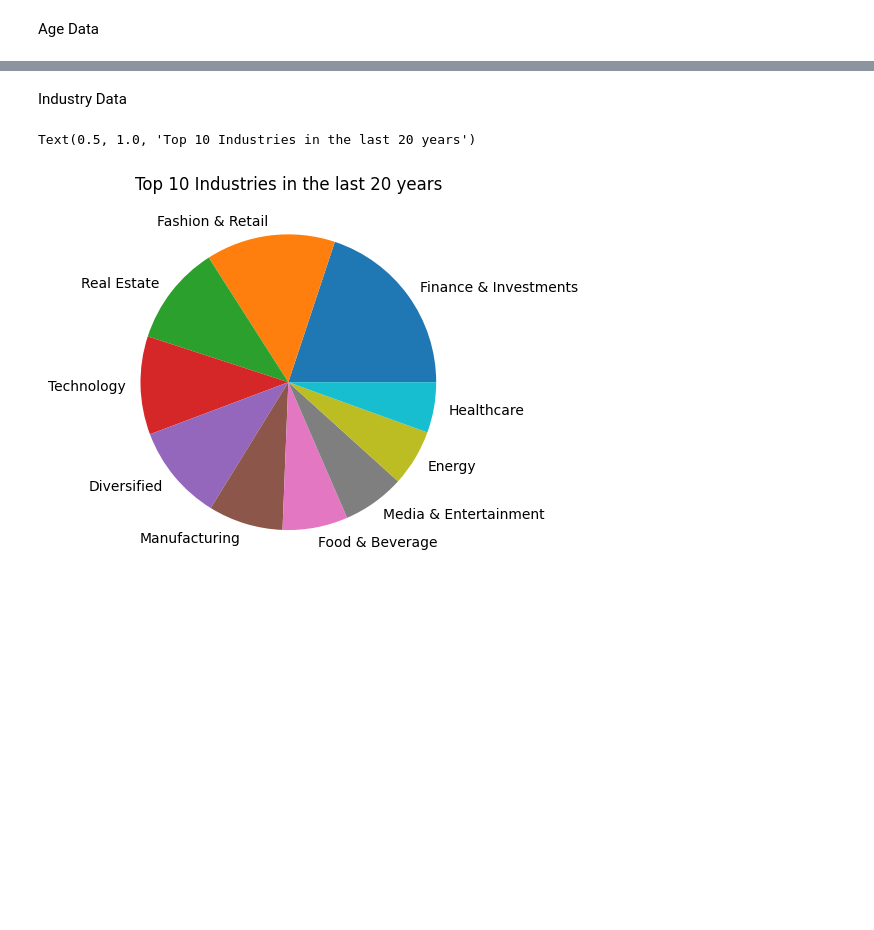
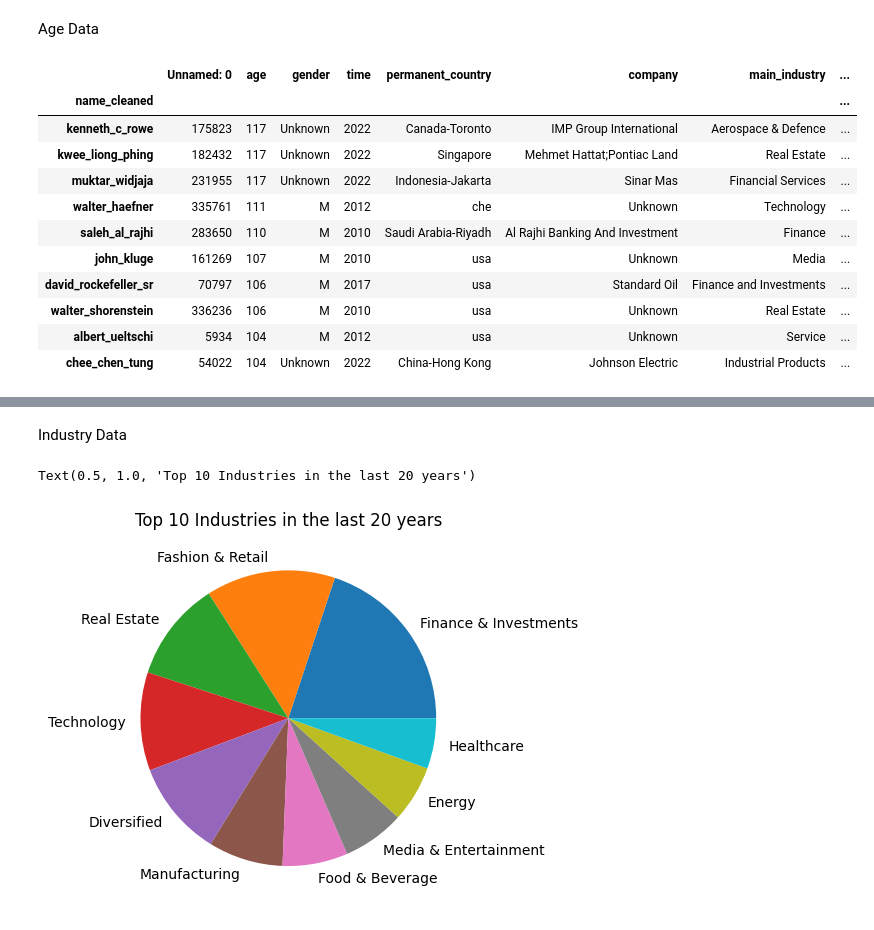
Before and after one commit to thealura/project_billionaires, a Jupyter notebook: PROJECT_1.ipynb, the cells around one changed output, grey strips where cells are left out. Cells and saved outputs as stored; diff of their text form; code cells hidden in the pictures; blank space fills up the shorter version.

```diff
--- a/PROJECT_1.ipynb
+++ b/PROJECT_1.ipynb
@@ -102,0 +235,22 @@ Age Data
+# %%
+#print youngest, oldest, and avg age
+#age = df.groupby(['name_cleaned']).max
+#age
+
+oldest = df.groupby(['name_cleaned']).max()
+oldest.nlargest((10),'age')
+#oldest = df.groupby('age')
+#oldest.info
+# %% [output]
+|  | Unnamed: 0 | age | gender | time | permanent_country | company | main_industry | ... |
+| name_cleaned |  |  |  |  |  |  |  | ... |
+| kenneth_c_rowe | 175823 | 117 | Unknown | 2022 | Canada-Toronto | IMP Group International | Aerospace & Defence | ... |
+| kwee_liong_phing | 182432 | 117 | Unknown | 2022 | Singapore | Mehmet Hattat;Pontiac Land | Real Estate | ... |
+| muktar_widjaja | 231955 | 117 | Unknown | 2022 | Indonesia-Jakarta | Sinar Mas | Financial Services | ... |
+| walter_haefner | 335761 | 111 | M | 2012 | che | Unknown | Technology | ... |
+| saleh_al_rajhi | 283650 | 110 | M | 2010 | Saudi Arabia-Riyadh | Al Rajhi Banking And Investment | Finance | ... |
+| john_kluge | 161269 | 107 | M | 2010 | usa | Unknown | Media | ... |
+| david_rockefeller_sr | 70797 | 106 | M | 2017 | usa | Standard Oil | Finance and Investments | ... |
+| walter_shorenstein | 336236 | 106 | M | 2010 | usa | Unknown | Real Estate | ... |
+| albert_ueltschi | 5934 | 104 | M | 2012 | usa | Unknown | Service | ... |
+| chee_chen_tung | 54022 | 104 | Unknown | 2022 | China-Hong Kong | Johnson Electric | Industrial Products | ... |
```
Also changed, not shown: parts of 16 cells of this notebook.
